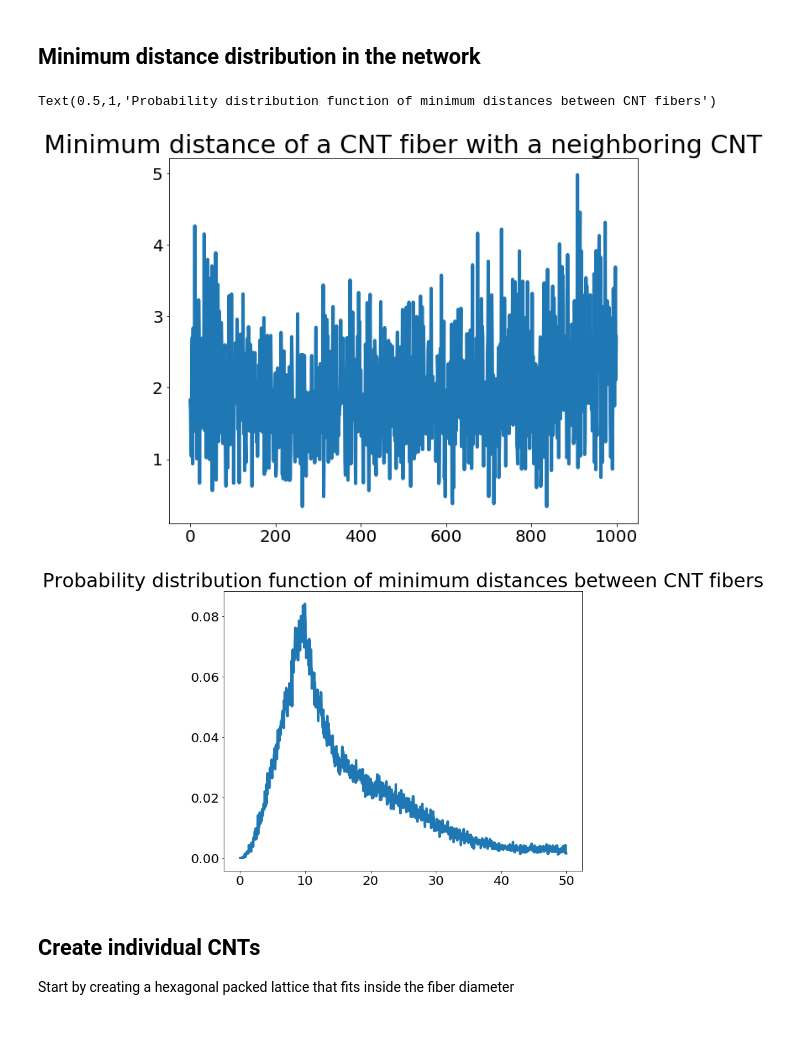
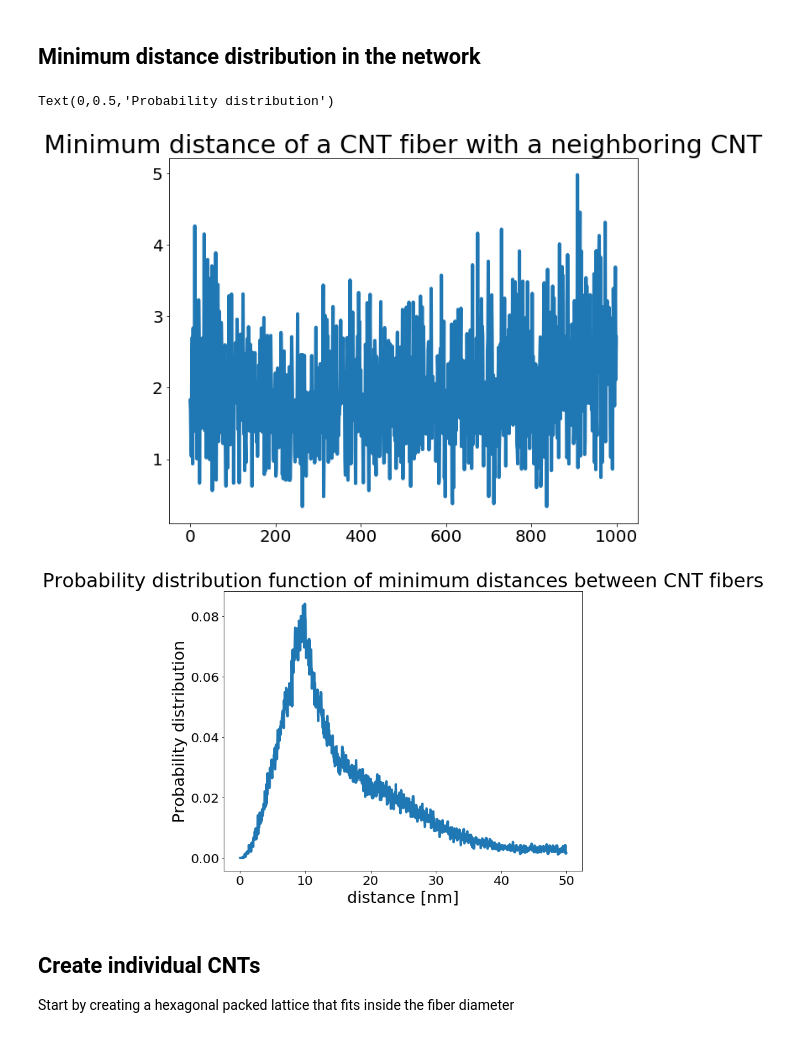
Before and after one commit to amirhosseindavoody/carbon_nanotube_mesh, a Jupyter notebook: cnt_mesh.ipynb, the cells around one changed output. Saved outputs shown, nothing was run; the diff lists cells and outputs as text; code cells hidden in the pictures.

```diff
--- a/cnt_mesh.ipynb
+++ b/cnt_mesh.ipynb
@@ -40,8 +43,13 @@ for i in range(1,100):
             r = r[1:]
             tubes.append(tube(r))
 
-# make sure the last tube is stored and read properly
-if (tubes[-1].r.shape!=tubes[0].r.shape): tubes.pop(-1)
+# # make sure the last tube is stored and read properly
+# if (tubes[-1].r.shape!=tubes[0].r.shape): tubes.pop(-1)
+
+n=0;
+for t in tubes:
+    n += t.r.shape[0]
+print("total number of bodies: {}".format(n))
 
 print("number of tubes: {}".format(len(tubes)))
 avg_y = np.array([tube.avg_y() for tube in tubes[:]])
@@ -180,41 +256,46 @@ def min_neighbor_distance(n=1000):
         for j in range(i+1,n):
             t2 = tubes[j]
             temp = np.empty((t1.r_fine().shape[0],t2.r_fine().shape[0],3))
+#             temp = np.empty((t2.r.shape[0],t1.r.shape[0],3))
             for d in range(3):
 #                 x,y = np.meshgrid(t1.r_fine()[:,d],t2.r_fine()[:,d])
                 x,y = np.meshgrid(t1._r_fine[:,d],t2._r_fine[:,d])
+#                 x,y = np.meshgrid(t1.r[:,d],t2.r[:,d])
                 temp[:,:,d] = x-y
             temp = np.linalg.norm(temp,axis=2)
             min_dist[i,j] = min_dist[j,i] = np.amin(temp)
 
     min_dist_per_cnt = np.amin(min_dist,axis=1)
 
     for i in range(min_dist.shape[0]):
         min_dist[i,i] = -1
 
     return min_dist_per_cnt, min_dist
 
 # min_dist_per_cnt, pair_min_dist = min_neighbor_distance(len(tubes))
 
 min_dist_per_cnt, pair_min_dist = min_neighbor_distance(1000)
 
 fig = plt.figure(figsize=(10,8))
 ax = fig.add_subplot(1,1,1)
 ax.plot(min_dist_per_cnt)
 ax.set_title("Minimum distance of a CNT fiber with a neighboring CNT")
 
 
 hist_min_dist, bins = np.histogram(pair_min_dist,bins=1000, range=(0,50), density=True)
+# hist_min_dist, bins = np.histogram(pair_min_dist,bins=1000, range=(0,200), density=True)
 bins = (bins[:-1]+bins[1:])/2
 
 fig = plt.figure(figsize=(10,8))
 ax = fig.add_subplot(1,1,1)
 _ = ax.plot(bins, hist_min_dist)
 ax.set_title("Probability distribution function of minimum distances between CNT fibers")
+ax.set_xlabel("distance [nm]")
+ax.set_ylabel("Probability distribution")
 # %% [output]
-Text(0.5,1,'Probability distribution function of minimum distances between CNT fibers')
+Text(0,0.5,'Probability distribution')
 [figure]
-[figure, old version]
+[figure, new version]
 # %% [markdown]
 ## Create individual CNTs
 Start by creating a hexagonal packed lattice that fits inside the fiber diameter
```
Also changed, not shown: parts of 10 cells of this notebook.
